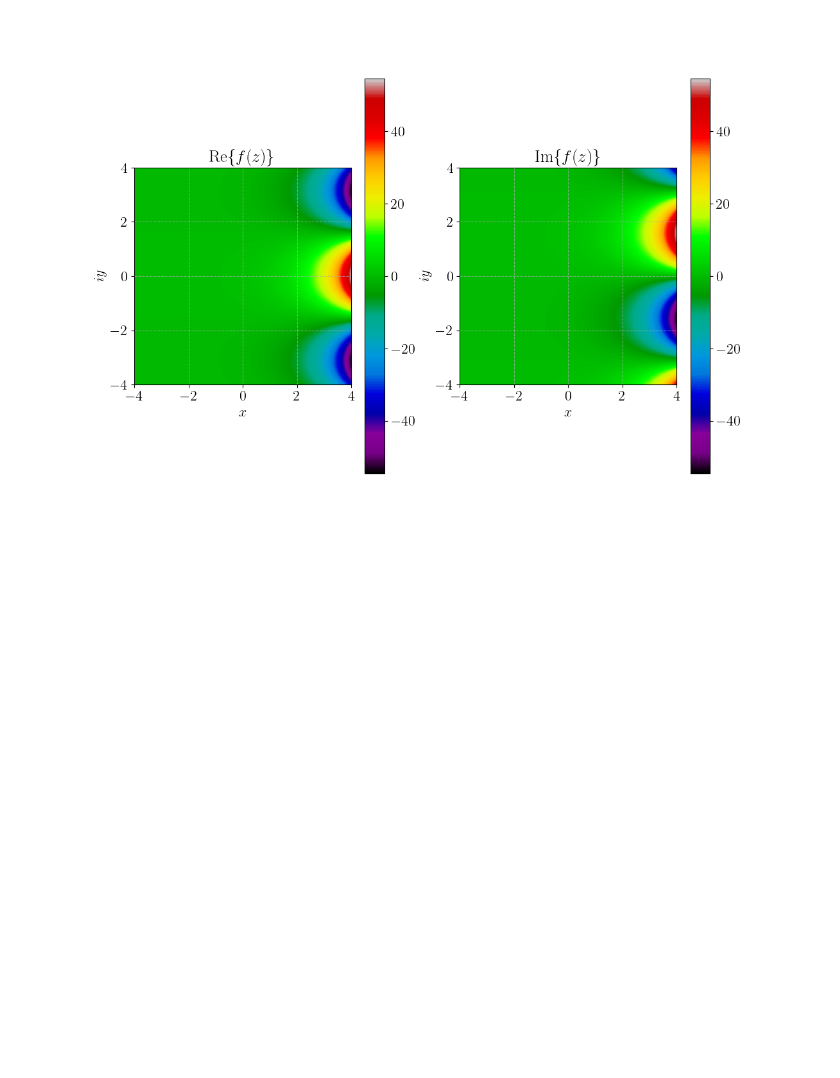
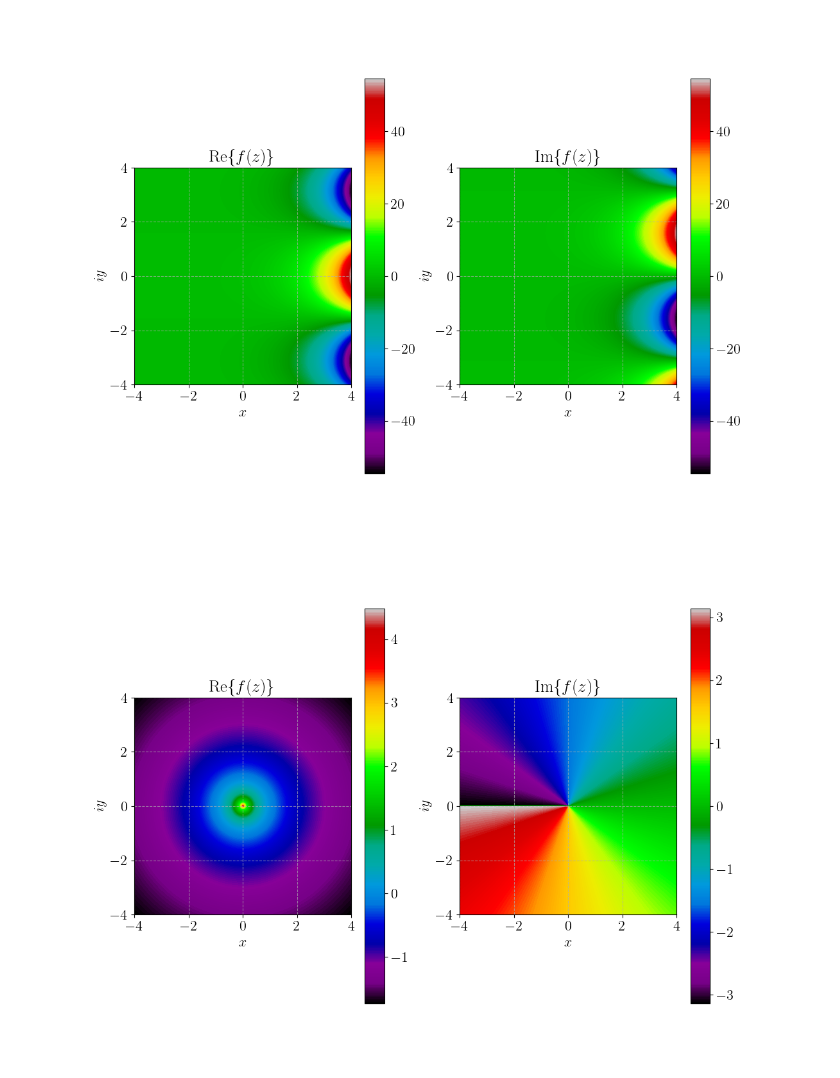
Before and after one commit to ruc-data-viz/2024-spring-class-09, a Jupyter notebook: notebooks/math_objects.ipynb, the cells around one changed output. Cells and saved outputs as stored; diff of their text form; code cells hidden in the pictures; blank space fills up the shorter version.

```diff
--- a/notebooks/math_objects.ipynb
+++ b/notebooks/math_objects.ipynb
@@ -67,3 +67,11 @@ plot_complex_function(np.cos, limit=4)
 plot_complex_function(np.exp, limit=4)
 # %% [output]
 [figure]
+# %%
+def complex_function(x):
+    return np.log(1 / x)
+
+
+plot_complex_function(complex_function, limit=4)
+# %% [output]
+[figure, added]
```
Also changed, not shown: parts of 2 cells of this notebook, 2 other files.
